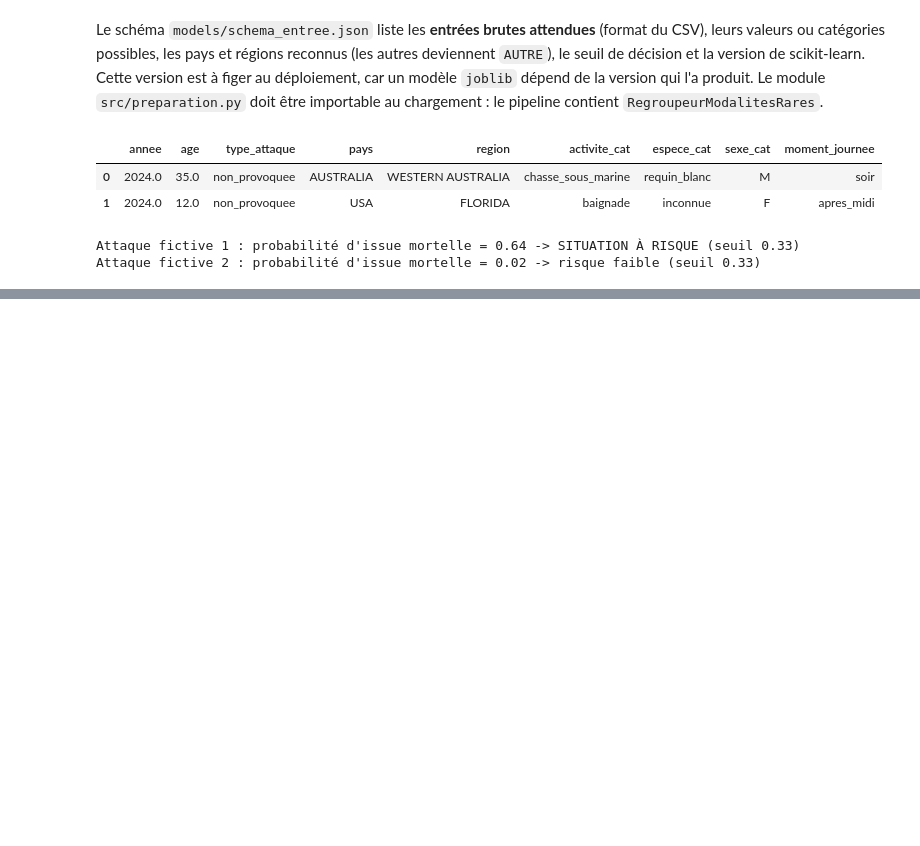
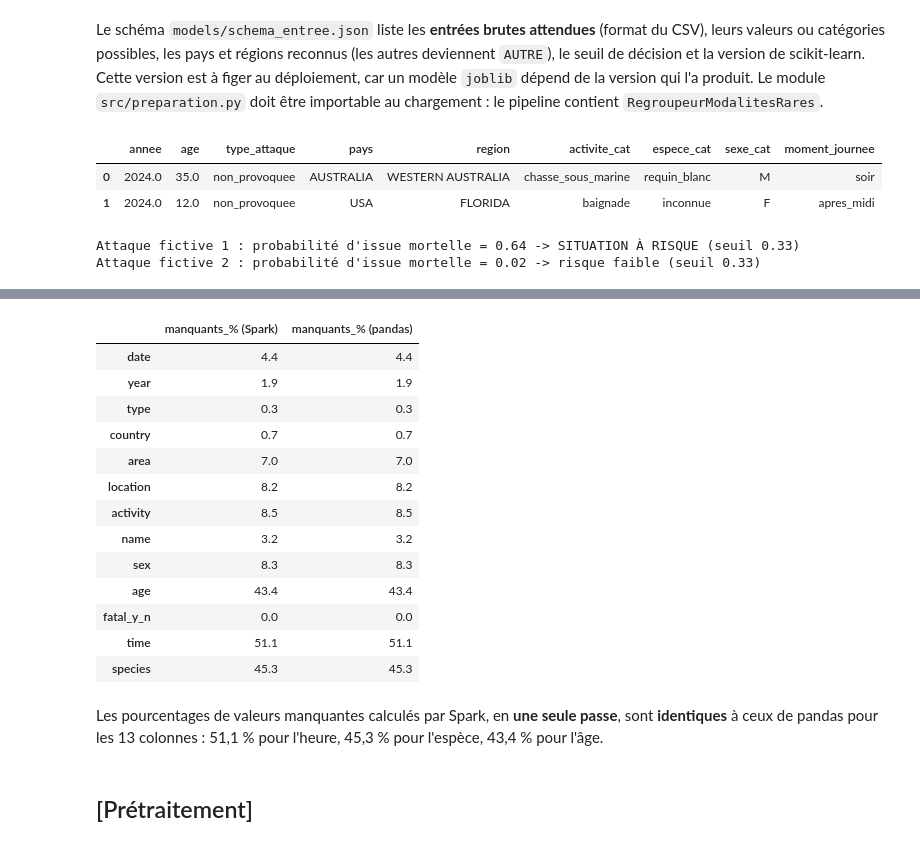
Before and after one commit to Fadidouda/TP3_ID05, a Jupyter notebook: Small/etape1_requins.ipynb, the cells around one changed output, grey strips where cells are left out. Saved outputs shown, nothing was run; the diff lists cells and outputs as text; code cells hidden in the pictures; blank space fills up the shorter version.

```diff
--- a/small_requins/etape1_requins.ipynb
+++ b/Small/etape1_requins.ipynb
@@ -1311,0 +1368,25 @@ C'est cohérent avec l'EDA et l'importance des variables.
+# %%
+import os
+import time
+
+# Mêmes précautions d'environnement que pour l'étape Big (WSL)
+os.environ["JAVA_HOME"] = "/usr/lib/jvm/java-11-openjdk-amd64"
+os.environ["PYSPARK_PYTHON"] = sys.executable
+os.environ["PYSPARK_DRIVER_PYTHON"] = sys.executable
+os.environ["SPARK_LOCAL_IP"] = "127.0.0.1"
+for var in ("HADOOP_CONF_DIR", "YARN_CONF_DIR"):      # sinon Spark chercherait les fichiers dans HDFS
+    os.environ.pop(var, None)
+# Les processus Python de Spark (qui exécutent les UDF) doivent pouvoir importer src.preparation
+os.environ["PYTHONPATH"] = str(RACINE) + os.pathsep + os.environ.get("PYTHONPATH", "")
+
+from pyspark.sql import SparkSession, functions as F, types as T
+
+t0 = time.time()
+spark = (SparkSession.builder.master("local[*]").appName("etape1_requins_spark")
+         .config("spark.driver.memory", "2g")                # petit jeu de données : 2 Go suffisent
+         .config("spark.sql.shuffle.partitions", "12")
+         .config("spark.ui.showConsoleProgress", "false")
+         .getOrCreate())
+spark.sparkContext.setLogLevel("ERROR")
+duree_demarrage = time.time() - t0
+print(f"Spark {spark.version} démarré en {duree_demarrage:.1f} s | parallélisme : {spark.sparkContext.defaultParallelism}")
@@ -1311,0 +1436,24 @@ C'est cohérent avec l'EDA et l'importance des variables.
+# %%
+# Valeurs manquantes (NULL ou vide), en une seule passe Spark
+manq = sdf_brut.agg(*[F.round(100 * F.avg((F.col(c).isNull() | (F.trim(F.col(c)) == "")).cast("int")), 1).alias(c)
+                      for c in sdf_brut.columns if c != "id"]).toPandas().T[0]
+pd.DataFrame({"manquants_% (Spark)": manq, "manquants_% (pandas)": (df_brut.drop(columns="mortelle").isna().mean() * 100).round(1)})
+# %% [output]
+|  | manquants_% (Spark) | manquants_% (pandas) |
+| date | 4.4 | 4.4 |
+| year | 1.9 | 1.9 |
+| type | 0.3 | 0.3 |
+| country | 0.7 | 0.7 |
+| area | 7.0 | 7.0 |
+| location | 8.2 | 8.2 |
+| activity | 8.5 | 8.5 |
+| name | 3.2 | 3.2 |
+| sex | 8.3 | 8.3 |
+| age | 43.4 | 43.4 |
+| fatal_y_n | 0.0 | 0.0 |
+| time | 51.1 | 51.1 |
+| species | 45.3 | 45.3 |
+# %% [markdown]
+Les pourcentages de valeurs manquantes calculés par Spark, en **une seule passe**, sont **identiques** à ceux de pandas pour les 13 colonnes : 51,1 % pour l'heure, 45,3 % pour l'espèce, 43,4 % pour l'âge.
+# %% [markdown]
+## [Prétraitement]
```
Also changed, not shown: parts of 42 cells of this notebook, 13 other files.
